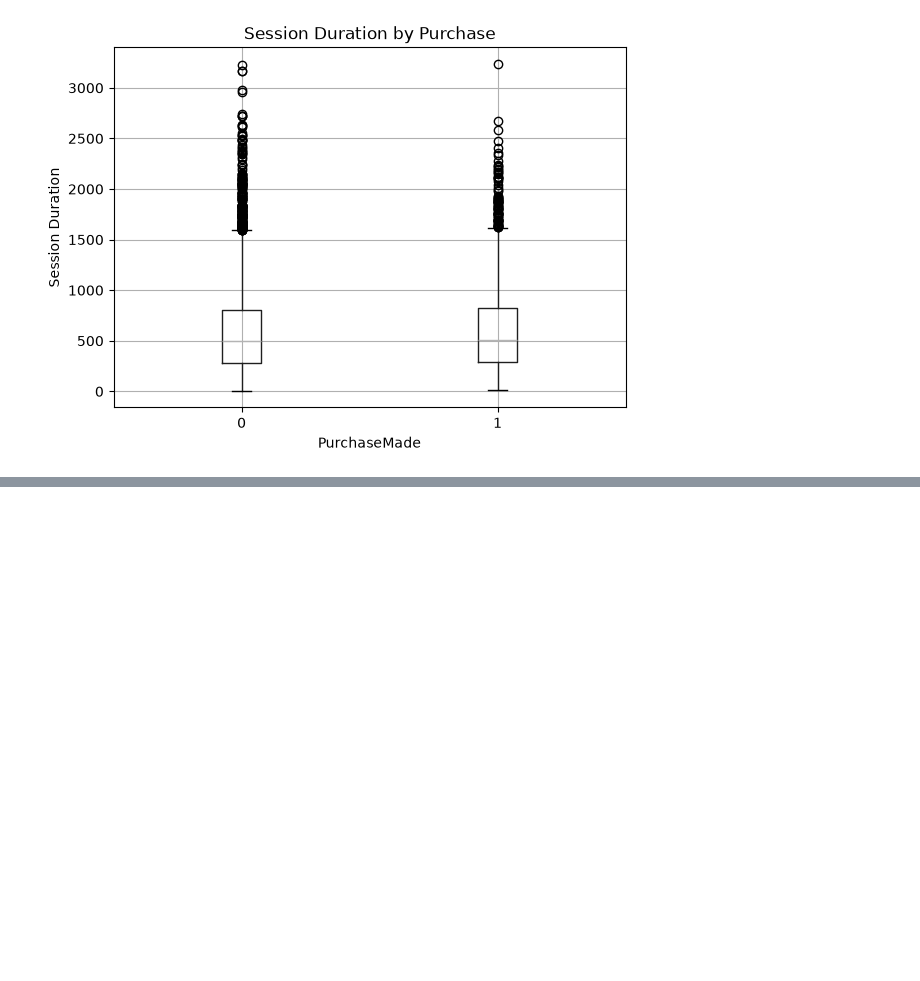
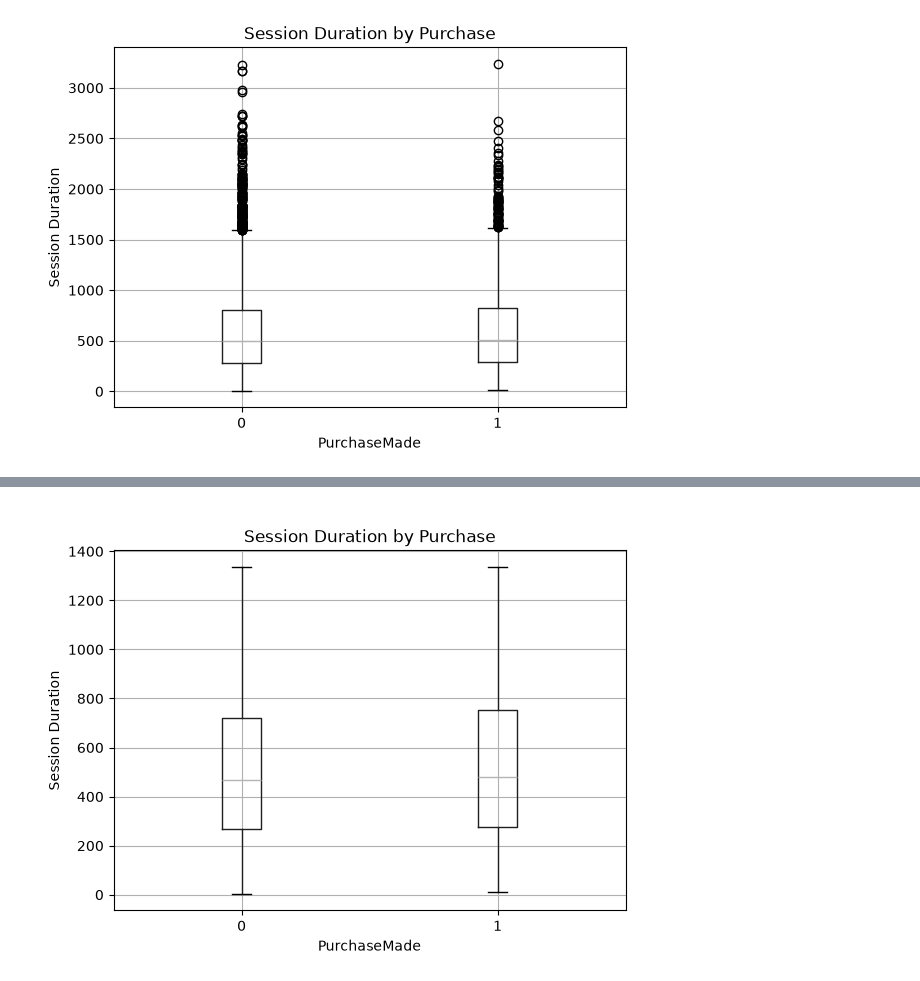
Before and after one commit to YisWas/dsc400-yis0, a Jupyter notebook: 11-week/week01/DSC400_W1_YisraelWasserman_final.ipynb, the cells around one changed output, grey strips where cells are left out. Cells and saved outputs as stored; diff of their text form; code cells hidden in the pictures; blank space fills up the shorter version.

```diff
--- a/11-week/week01/DSC400_W1_YisraelWasserman_final.ipynb
+++ b/11-week/week01/DSC400_W1_YisraelWasserman_final.ipynb
@@ -221,0 +265,15 @@ plt.show()
+# %%
+q3 = filtered_df['SessionDuration'].quantile(.75)
+q1 = filtered_df['SessionDuration'].quantile(.25)
+
+
+iqr = q3-q1  # this is the amount of steps in the 50% middel of the data range
+
+lower = q1 - 1.5 * iqr
+upper = q3 + 1.5 * iqr
+# %%
+no_outlier_df = filtered_df[(filtered_df['SessionDuration'] > lower) &
+                           (filtered_df['SessionDuration'] < upper)]
+
+
+no_outlier_df.info()
@@ -221,0 +298,11 @@ plt.show()
+# %%
+import matplotlib.pyplot as plt
+
+no_outlier_df.boxplot(column='SessionDuration', by='PurchaseMade')
+
+plt.ylabel('Session Duration')
+plt.title('Session Duration by Purchase - IQR*1.5')
+plt.suptitle(' ')
+plt.show()
+# %% [output]
+[figure, added]
```
Also changed, not shown: parts of 12 cells of this notebook, 51 other files.
